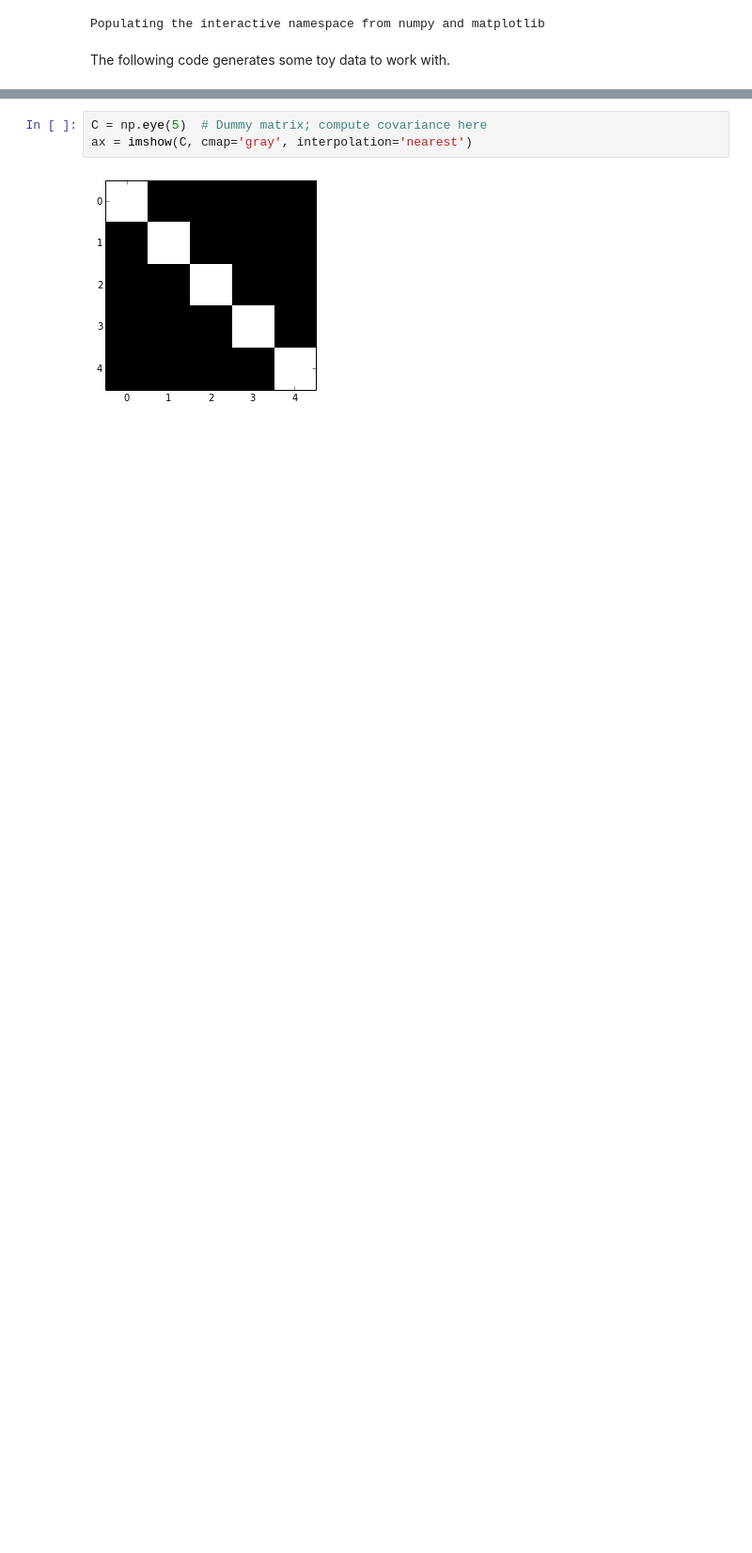
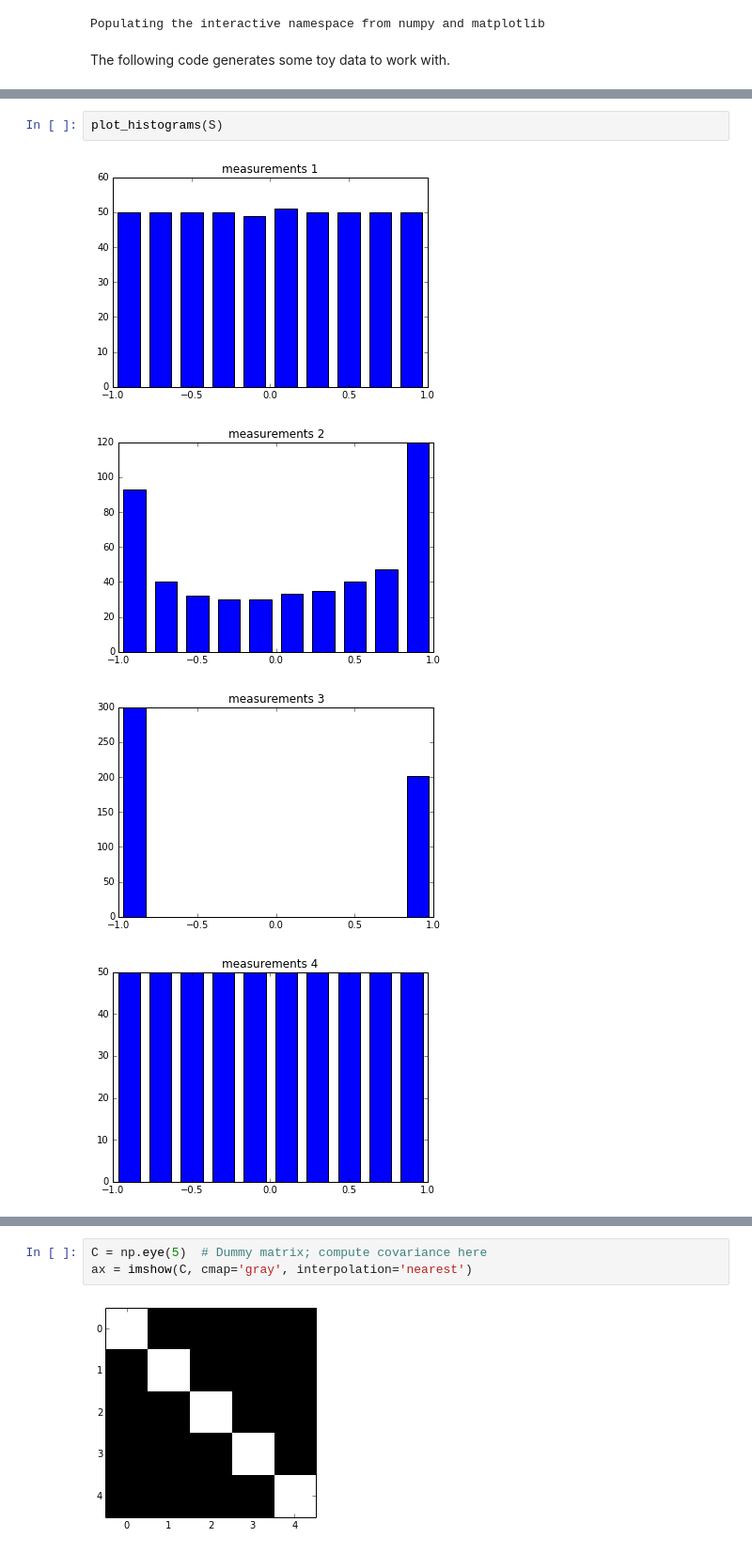
Before and after one commit to DavidZomerdijk/ML2_labs, a Jupyter notebook: lab1/lab1_kai.ipynb, the cells around one changed output, grey strips where cells are left out. Shown: that part at 94% size. Drawn from its saved outputs; the diff is of its cells as text; blank space fills up the shorter version.

```diff
--- a/lab1/lab1_kai.ipynb
+++ b/lab1/lab1_kai.ipynb
@@ -155,0 +150,7 @@ plot_histograms(X)
+# %%
+plot_histograms(S)
+# %% [output]
+[figure, added]
+[figure, added]
+[figure, added]
+[figure, added]
```
Also changed, not shown: parts of 8 cells of this notebook.
